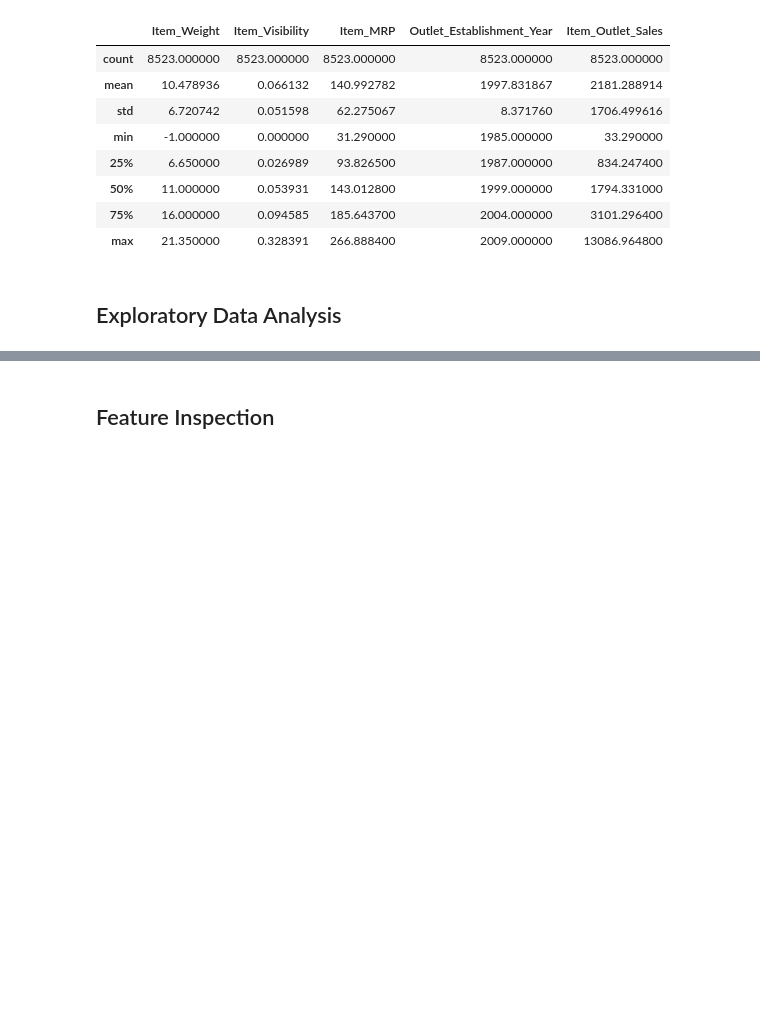
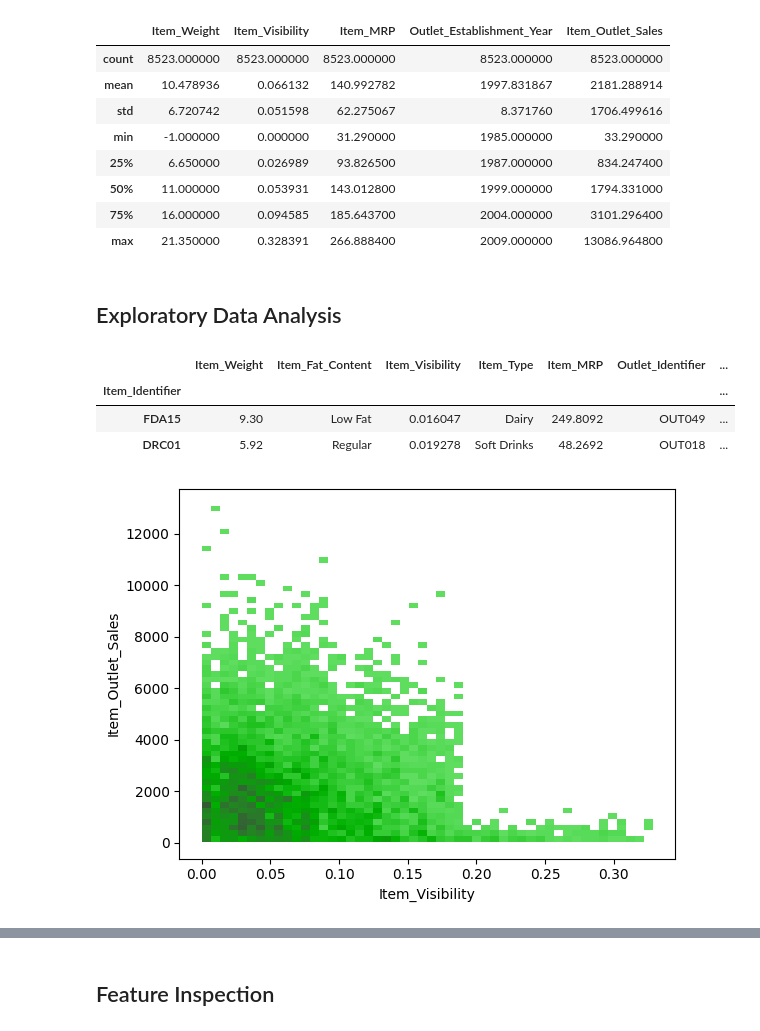
Before and after one commit to amd3897/Prediction-of-Product-Sales, a Jupyter notebook: Prediction_of_product_sales.ipynb, the cells around one changed output, grey strips where cells are left out. Cells and saved outputs as stored; diff of their text form; code cells hidden in the pictures; blank space fills up the shorter version.

```diff
--- a/Prediction_of_product_sales.ipynb
+++ b/Prediction_of_product_sales.ipynb
@@ -195,3 +194,11 @@ df.describe()
 | max | 21.350000 | 0.328391 | 266.888400 | 2009.000000 | 13086.964800 |
 # %% [markdown]
 ## Exploratory Data Analysis
+# %%
+# display numeric columns
+df.head(2)
+# %% [output]
+|  | Item_Weight | Item_Fat_Content | Item_Visibility | Item_Type | Item_MRP | Outlet_Identifier | ... |
+| Item_Identifier |  |  |  |  |  |  | ... |
+| FDA15 | 9.30 | Low Fat | 0.016047 | Dairy | 249.8092 | OUT049 | ... |
+| DRC01 | 5.92 | Regular | 0.019278 | Soft Drinks | 48.2692 | OUT018 | ... |
@@ -197,0 +209,6 @@ df.describe()
+# %%
+# Histograms to view the distributions of numerical features in your dataset
+# visualize the relation between Item_Visibility and Item_Outlet_Sales
+ax = sns.histplot(data=df, x='Item_Visibility', y='Item_Outlet_Sales', color='Green')
+# %% [output]
+[figure, added]
```
Also changed, not shown: parts of 16 cells of this notebook.
